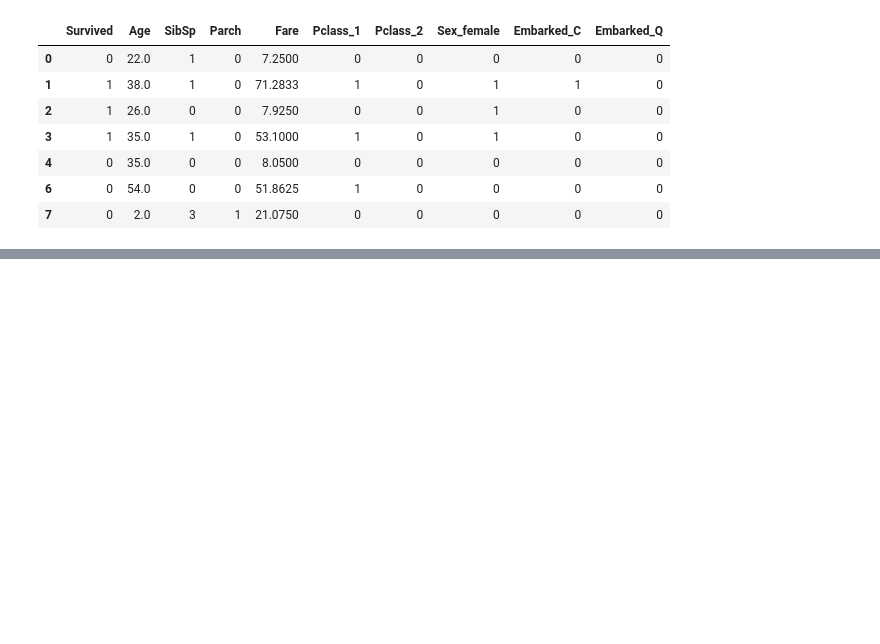
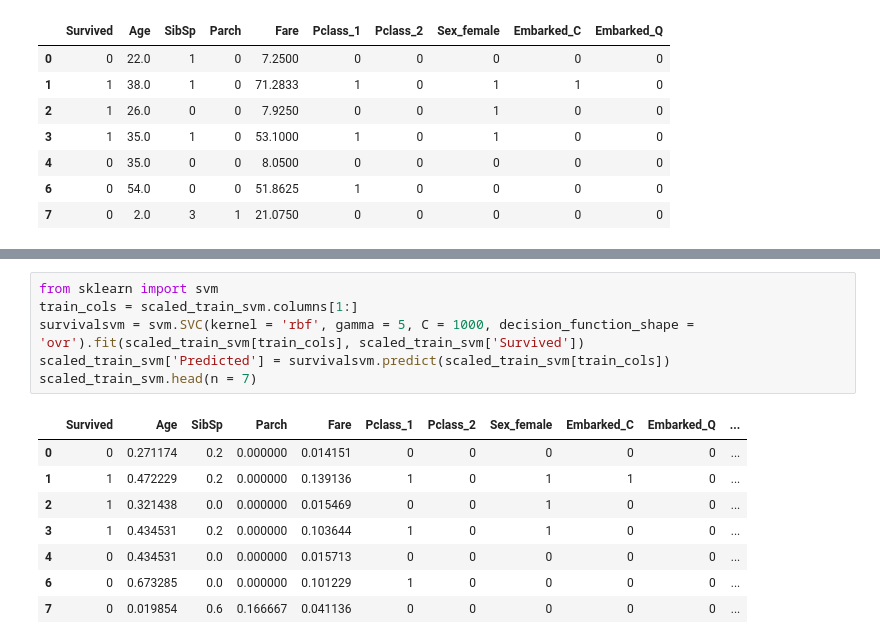
Before and after one commit to VCZLee/Jupyter-Notebooks, a Jupyter notebook: Kaggle/Titanic/Titanic Dataset - Python and data science basics.ipynb, the cells around one changed output, grey strips where cells are left out. Drawn from its saved outputs; the diff is of its cells as text; blank space fills up the shorter version.

```diff
--- a/Kaggle/Titanic/Titanic Dataset - Python and data science basics.ipynb
+++ b/Kaggle/Titanic/Titanic Dataset - Python and data science basics.ipynb
@@ -607,0 +610,15 @@ scaled_train_svm.head(n = 7)
+# %%
+from sklearn import svm
+train_cols = scaled_train_svm.columns[1:]
+survivalsvm = svm.SVC(kernel = 'rbf', gamma = 5, C = 1000, decision_function_shape = 'ovr').fit(scaled_train_svm[train_cols], scaled_train_svm['Survived'])
+scaled_train_svm['Predicted'] = survivalsvm.predict(scaled_train_svm[train_cols])
+scaled_train_svm.head(n = 7)
+# %% [output]
+|  | Survived | Age | SibSp | Parch | Fare | Pclass_1 | Pclass_2 | Sex_female | Embarked_C | Embarked_Q | ... |
+| 0 | 0 | 0.271174 | 0.2 | 0.000000 | 0.014151 | 0 | 0 | 0 | 0 | 0 | ... |
+| 1 | 1 | 0.472229 | 0.2 | 0.000000 | 0.139136 | 1 | 0 | 1 | 1 | 0 | ... |
+| 2 | 1 | 0.321438 | 0.0 | 0.000000 | 0.015469 | 0 | 0 | 1 | 0 | 0 | ... |
+| 3 | 1 | 0.434531 | 0.2 | 0.000000 | 0.103644 | 1 | 0 | 1 | 0 | 0 | ... |
+| 4 | 0 | 0.434531 | 0.0 | 0.000000 | 0.015713 | 0 | 0 | 0 | 0 | 0 | ... |
+| 6 | 0 | 0.673285 | 0.0 | 0.000000 | 0.101229 | 1 | 0 | 0 | 0 | 0 | ... |
+| 7 | 0 | 0.019854 | 0.6 | 0.166667 | 0.041136 | 0 | 0 | 0 | 0 | 0 | ... |
```
Also changed, not shown: parts of 6 cells of this notebook.
